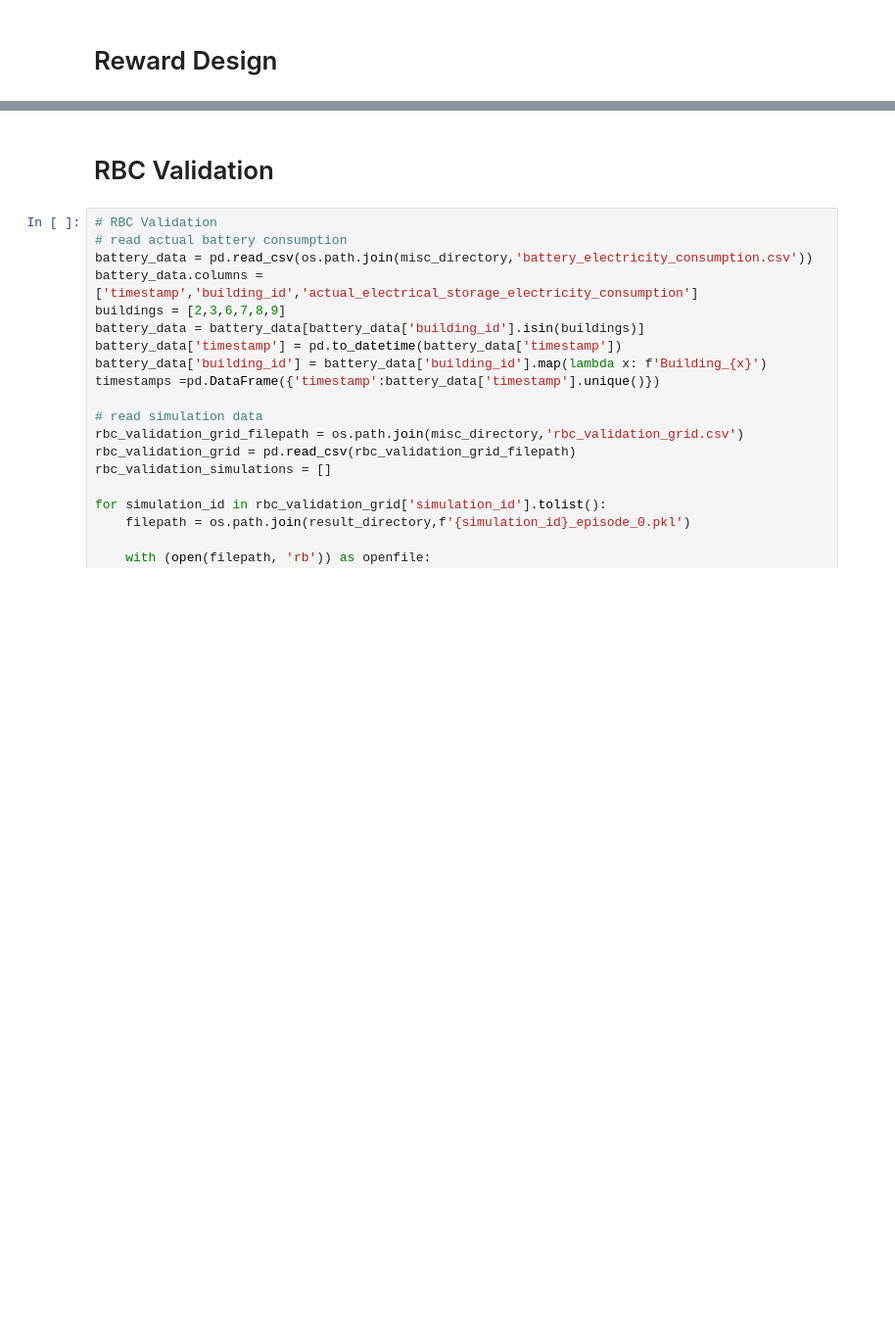
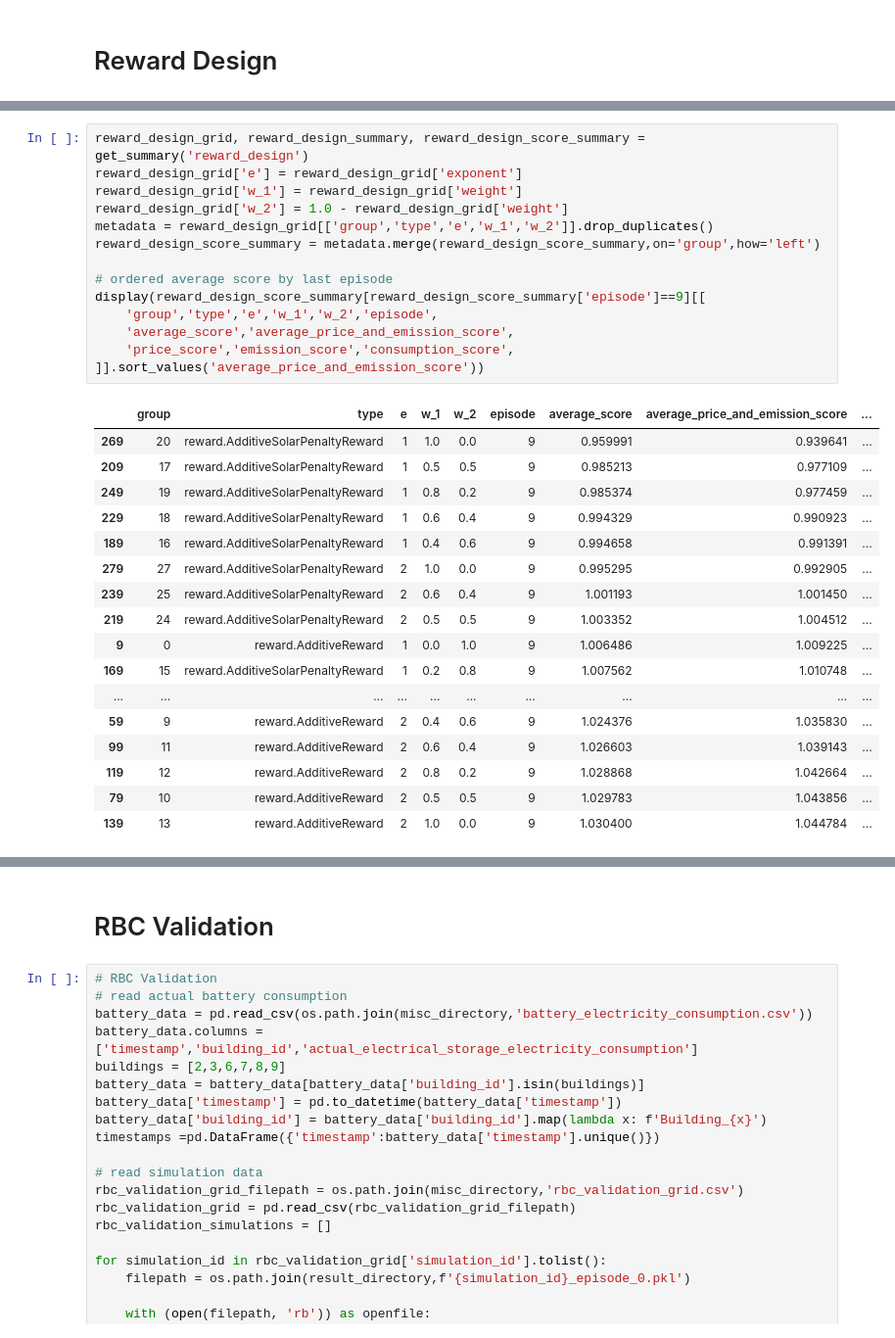
Before and after one commit to intelligent-environments-lab/merlin-apen-2023, a Jupyter notebook: src/experiment_result.ipynb, the cells around one changed output, grey strips where cells are left out. Shown at 98% size. Cells and saved outputs as stored; diff of their text form; blank space fills up the shorter version.

```diff
--- a/src/experiment_result.ipynb
+++ b/src/experiment_result.ipynb
@@ -176,0 +98,32 @@ for reward_type, type_group in plot_data.groupby('type'):
+# %%
+reward_design_grid, reward_design_summary, reward_design_score_summary = get_summary('reward_design')
+reward_design_grid['e'] = reward_design_grid['exponent']
+reward_design_grid['w_1'] = reward_design_grid['weight']
+reward_design_grid['w_2'] = 1.0 - reward_design_grid['weight']
+metadata = reward_design_grid[['group','type','e','w_1','w_2']].drop_duplicates()
+reward_design_score_summary = metadata.merge(reward_design_score_summary,on='group',how='left')
+
+# ordered average score by last episode
+display(reward_design_score_summary[reward_design_score_summary['episode']==9][[
+    'group','type','e','w_1','w_2','episode',
+    'average_score','average_price_and_emission_score',
+    'price_score','emission_score','consumption_score',
+]].sort_values('average_price_and_emission_score'))
+# %% [output]
+|  | group | type | e | w_1 | w_2 | episode | average_score | average_price_and_emission_score | ... |
+| 269 | 20 | reward.AdditiveSolarPenaltyReward | 1 | 1.0 | 0.0 | 9 | 0.959991 | 0.939641 | ... |
+| 209 | 17 | reward.AdditiveSolarPenaltyReward | 1 | 0.5 | 0.5 | 9 | 0.985213 | 0.977109 | ... |
+| 249 | 19 | reward.AdditiveSolarPenaltyReward | 1 | 0.8 | 0.2 | 9 | 0.985374 | 0.977459 | ... |
+| 229 | 18 | reward.AdditiveSolarPenaltyReward | 1 | 0.6 | 0.4 | 9 | 0.994329 | 0.990923 | ... |
+| 189 | 16 | reward.AdditiveSolarPenaltyReward | 1 | 0.4 | 0.6 | 9 | 0.994658 | 0.991391 | ... |
+| 279 | 27 | reward.AdditiveSolarPenaltyReward | 2 | 1.0 | 0.0 | 9 | 0.995295 | 0.992905 | ... |
+| 239 | 25 | reward.AdditiveSolarPenaltyReward | 2 | 0.6 | 0.4 | 9 | 1.001193 | 1.001450 | ... |
+| 219 | 24 | reward.AdditiveSolarPenaltyReward | 2 | 0.5 | 0.5 | 9 | 1.003352 | 1.004512 | ... |
+| 9 | 0 | reward.AdditiveReward | 1 | 0.0 | 1.0 | 9 | 1.006486 | 1.009225 | ... |
+| 169 | 15 | reward.AdditiveSolarPenaltyReward | 1 | 0.2 | 0.8 | 9 | 1.007562 | 1.010748 | ... |
+| ... | ... | ... | ... | ... | ... | ... | ... | ... | ... |
+| 59 | 9 | reward.AdditiveReward | 2 | 0.4 | 0.6 | 9 | 1.024376 | 1.035830 | ... |
+| 99 | 11 | reward.AdditiveReward | 2 | 0.6 | 0.4 | 9 | 1.026603 | 1.039143 | ... |
+| 119 | 12 | reward.AdditiveReward | 2 | 0.8 | 0.2 | 9 | 1.028868 | 1.042664 | ... |
+| 79 | 10 | reward.AdditiveReward | 2 | 0.5 | 0.5 | 9 | 1.029783 | 1.043856 | ... |
+| 139 | 13 | reward.AdditiveReward | 2 | 1.0 | 0.0 | 9 | 1.030400 | 1.044784 | ... |
```
Also changed, not shown: parts of 11 cells of this notebook, 2 other files.
